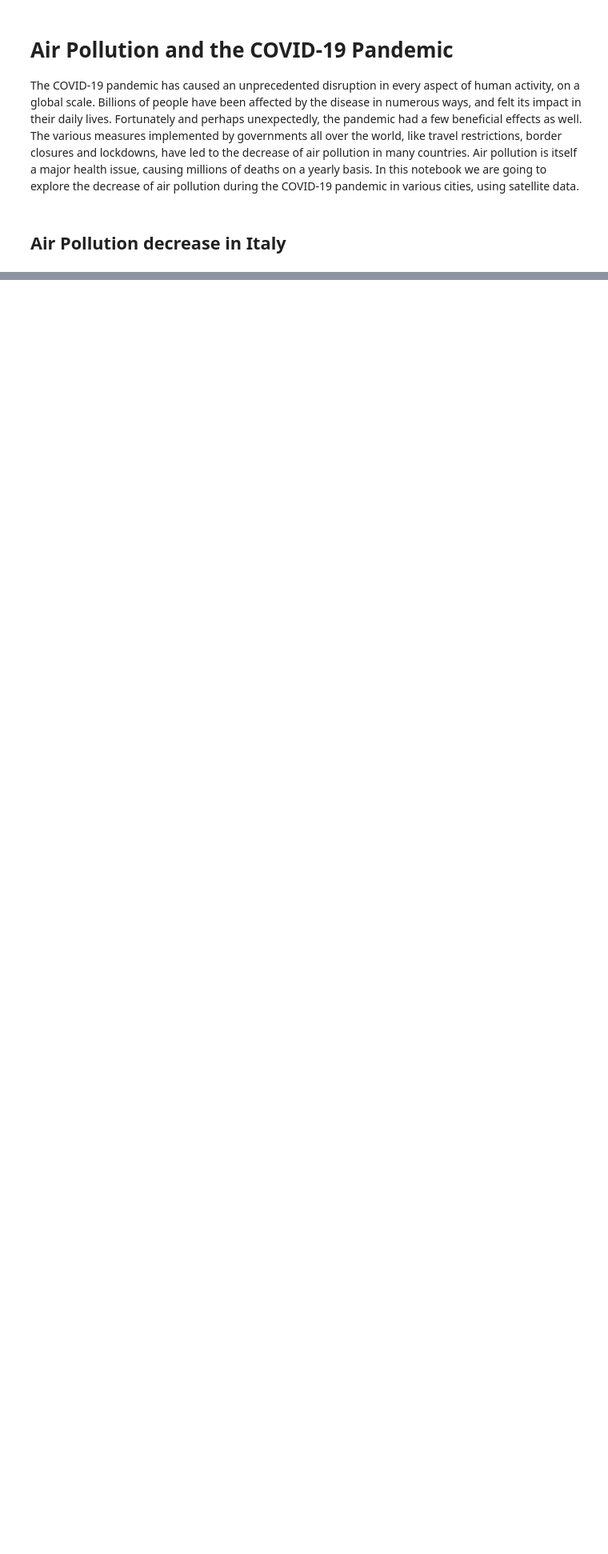
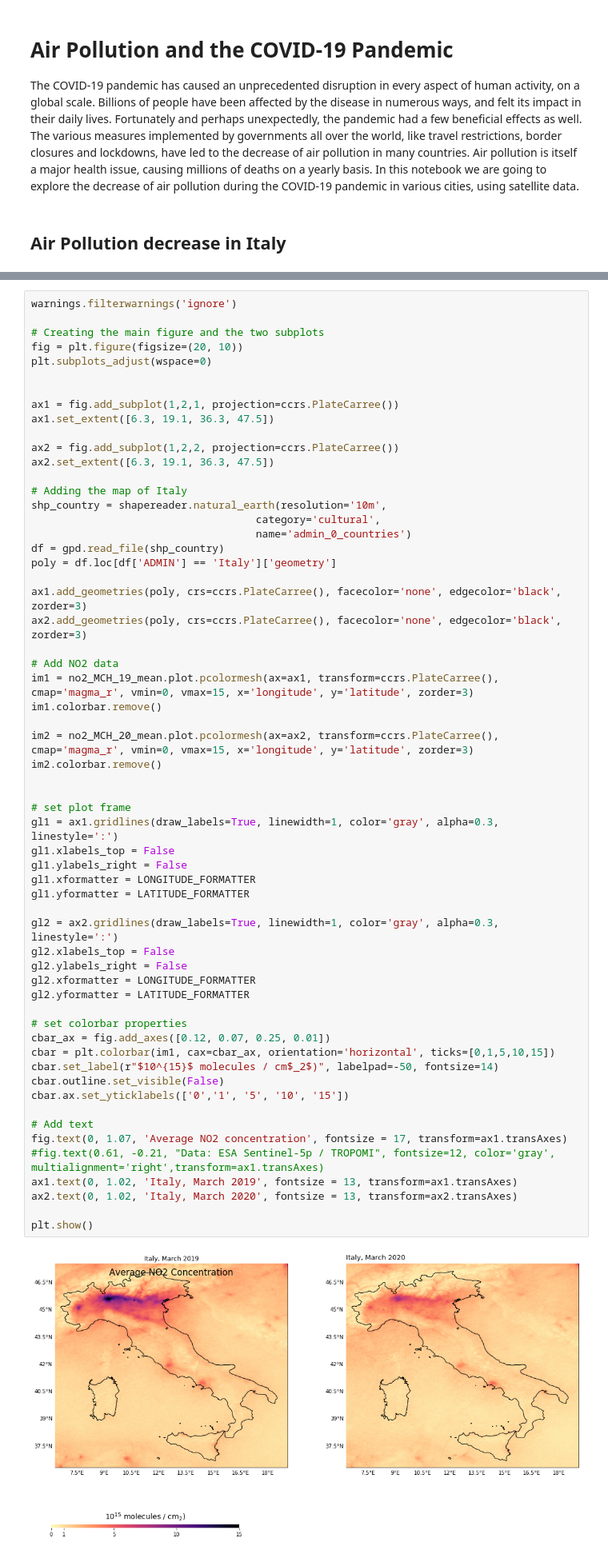
Before and after one commit to derevirn/covid19-pollution, a Jupyter notebook: pandemic-pollution.ipynb, the cells around one changed output, grey strips where cells are left out. Shown at 80% size. Cells and saved outputs as stored; diff of their text form; blank space fills up the shorter version.

Commit message:
Created generate graphs script

```diff
--- a/pandemic-pollution.ipynb
+++ b/pandemic-pollution.ipynb
@@ -49,0 +54,61 @@ Attributes:
+# %%
+warnings.filterwarnings('ignore')
+
+# Creating the main figure and the two subplots
+fig = plt.figure(figsize=(20, 10))
+plt.subplots_adjust(wspace=0)
+
+
+ax1 = fig.add_subplot(1,2,1, projection=ccrs.PlateCarree())
+ax1.set_extent([6.3, 19.1, 36.3, 47.5])
+
+ax2 = fig.add_subplot(1,2,2, projection=ccrs.PlateCarree())
+ax2.set_extent([6.3, 19.1, 36.3, 47.5])
+
+# Adding the map of Italy
+shp_country = shapereader.natural_earth(resolution='10m',
+                                    category='cultural',
+                                    name='admin_0_countries')
+df = gpd.read_file(shp_country)
+poly = df.loc[df['ADMIN'] == 'Italy']['geometry']
+
+ax1.add_geometries(poly, crs=ccrs.PlateCarree(), facecolor='none', edgecolor='black', zorder=3)
+ax2.add_geometries(poly, crs=ccrs.PlateCarree(), facecolor='none', edgecolor='black', zorder=3)
+
+# Add NO2 data
+im1 = no2_MCH_19_mean.plot.pcolormesh(ax=ax1, transform=ccrs.PlateCarree(), cmap='magma_r', vmin=0, vmax=15, x='longitude', y='latitude', zorder=3)
+im1.colorbar.remove()
+
+im2 = no2_MCH_20_mean.plot.pcolormesh(ax=ax2, transform=ccrs.PlateCarree(), cmap='magma_r', vmin=0, vmax=15, x='longitude', y='latitude', zorder=3)
+im2.colorbar.remove()
+
+
+# set plot frame
+gl1 = ax1.gridlines(draw_labels=True, linewidth=1, color='gray', alpha=0.3, linestyle=':')
+gl1.xlabels_top = False
+gl1.ylabels_right = False
+gl1.xformatter = LONGITUDE_FORMATTER
+gl1.yformatter = LATITUDE_FORMATTER
+
+gl2 = ax2.gridlines(draw_labels=True, linewidth=1, color='gray', alpha=0.3, linestyle=':')
+gl2.xlabels_top = False
+gl2.ylabels_right = False
+gl2.xformatter = LONGITUDE_FORMATTER
+gl2.yformatter = LATITUDE_FORMATTER
+
+# set colorbar properties
+cbar_ax = fig.add_axes([0.12, 0.07, 0.25, 0.01])
+cbar = plt.colorbar(im1, cax=cbar_ax, orientation='horizontal', ticks=[0,1,5,10,15])
+cbar.set_label(r"$10^{15}$ molecules / cm$_2$)", labelpad=-50, fontsize=14)
+cbar.outline.set_visible(False)
+cbar.ax.set_yticklabels(['0','1', '5', '10', '15'])
+
+# Add text
+fig.text(0, 1.07, 'Average NO2 concentration', fontsize = 17, transform=ax1.transAxes)
+#fig.text(0.61, -0.21, "Data: ESA Sentinel-5p / TROPOMI", fontsize=12, color='gray', multialignment='right',transform=ax1.transAxes)
+ax1.text(0, 1.02, 'Italy, March 2019', fontsize = 13, transform=ax1.transAxes)
+ax2.text(0, 1.02, 'Italy, March 2020', fontsize = 13, transform=ax2.transAxes)
+
+plt.show()
+# %% [output]
+[figure, added]
```
Also changed, not shown: parts of 2 cells of this notebook, 5 other files.
